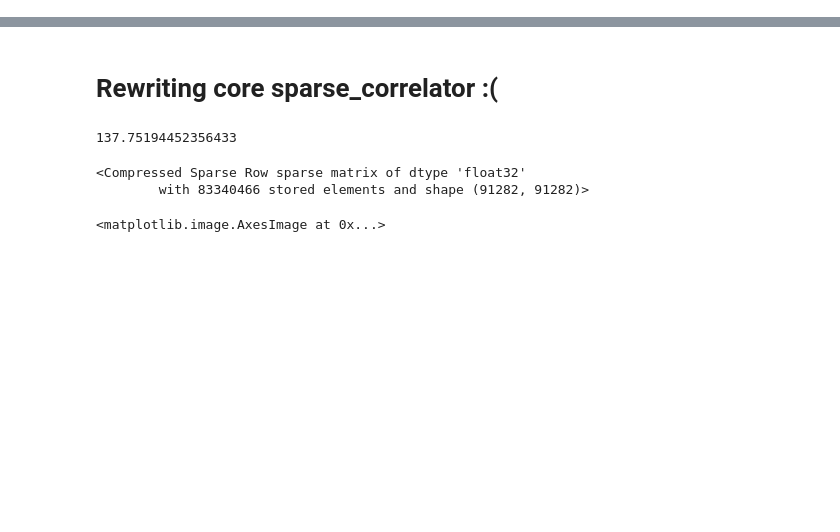
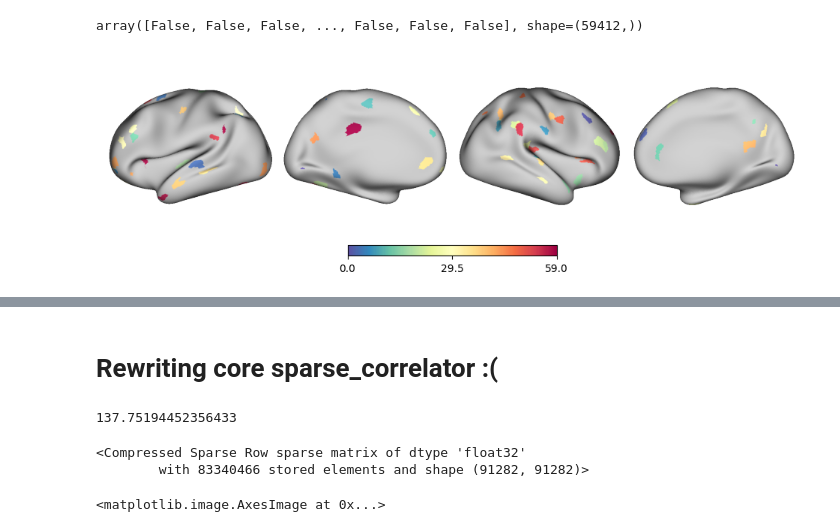
Before and after one commit to cole-khamnei/precision_mapping, a Jupyter notebook: notebooks/dev_nb.ipynb, the cells around one changed output, grey strips where cells are left out. Drawn from its saved outputs; the diff is of its cells as text; code cells hidden in the pictures; blank space fills up the shorter version.

Commit message:
adding pfm spatial filtering; currently with working sptial filter/unclear if dilate works in dev_nb;

```diff
--- a/notebooks/dev_nb.ipynb
+++ b/notebooks/dev_nb.ipynb
@@ -27,0 +171,4 @@ npz_path = "/data/data7/network_control/projects/pfm_analysis/results/HCP_analys
+# %%
+start = time.time()
+sfv = spatial_filter(test_pt_values, template_cifti_path, n_cpu=1)
+print(f"Elapsed time: {time.time() - start:.3f}s")
@@ -27,0 +179,27 @@ npz_path = "/data/data7/network_control/projects/pfm_analysis/results/HCP_analys
+# %%
+def wb_dilate(values, template_cifti, hash_str="42", max_size=50):
+    """ """
+    tmp_input_cifti = f"/tmp/wb_cifti_dilate_input_{hash(hash_str)}.dtseries.nii"
+    tmp_output_cifti = f"/tmp/wb_cifti_dilate_output_{hash(hash_str)}.dtseries.nii"
+    tmp_files = [tmp_input_cifti, tmp_output_cifti]
+    remove_files(tmp_files)
+    write_dtseries_cifti(values + 1, tmp_input_cifti, template_cifti)
+
+    wb_dilate_command = WB_COMMAND_PATH
+    wb_dilate_command += f" -cifti-dilate {tmp_input_cifti} COLUMN {max_size} {max_size}"
+    wb_dilate_command += f" -left-surface {left_surface} -right-surface {right_surface} {tmp_output_cifti} -nearest"
+
+    call_res = subprocess.call(wb_dilate_command.split())
+    dilated_values = np.array(nb.load(tmp_output_cifti).get_fdata()).ravel()[:len(values)] - 1
+    remove_files(tmp_files)
+    return dilated_values
+# %%
+dsfv = wb_dilate(sfv, template_cifti, max_size=150)
+# %%
+dsfv == sfv
+# %% [output]
+array([False, False, False, ..., False, False, False], shape=(59412,))
+# %%
+ax, _ = pm.plot.vertex_plot(dsfv, **vp_kwargs)
+# %% [output]
+[figure, added]
```
Also changed, not shown: parts of 26 cells of this notebook.
